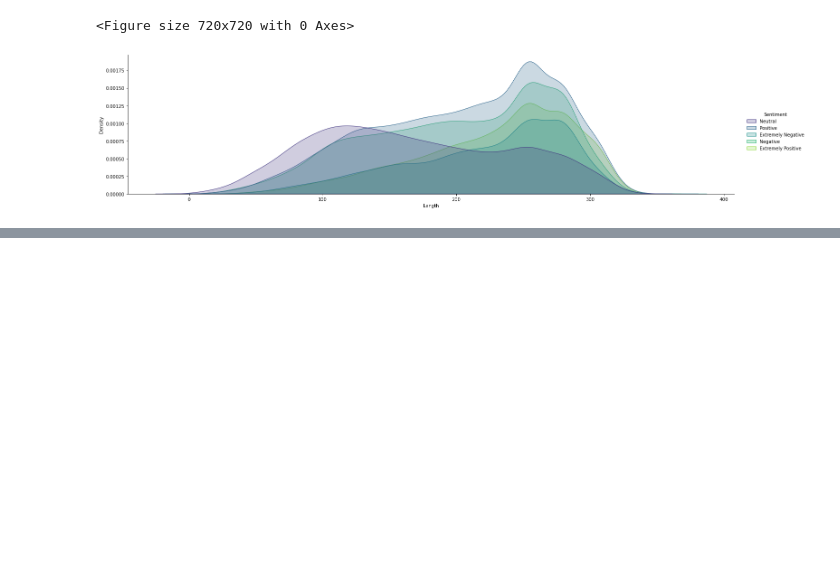
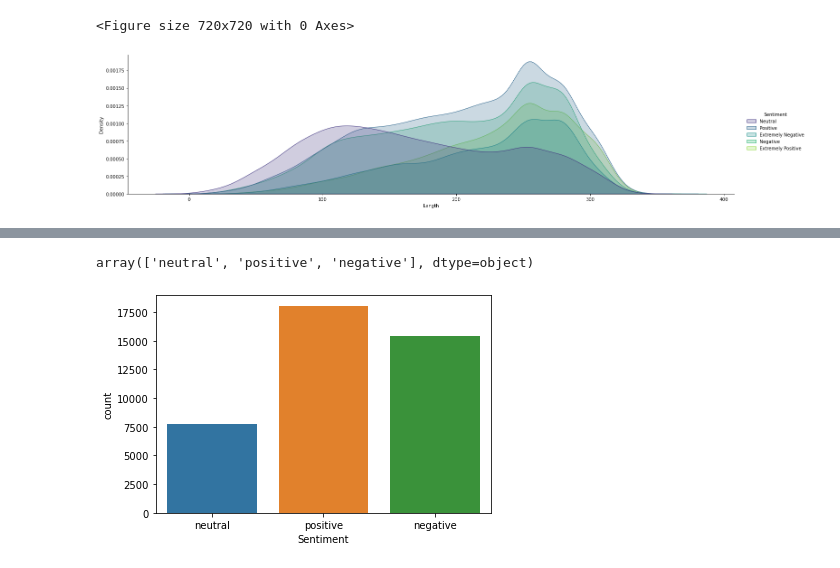
Before and after one commit to ahmad1jalal/Covid-Tweets-Classification, a Jupyter notebook: Covid-Tweets.ipynb, the cells around one changed output, grey strips where cells are left out. Cells and saved outputs as stored; diff of their text form; code cells hidden in the pictures; blank space fills up the shorter version.

```diff
--- a/Covid-Tweets.ipynb
+++ b/Covid-Tweets.ipynb
@@ -159,0 +292,27 @@ tweet_per_day
+# %%
+# change the sentiment type
+
+def change_sen(sentiment):
+    if sentiment == "Positive":
+        return "positive"
+    elif sentiment == "Extremely Positive":
+        return "positive"
+    elif sentiment == "Negative":
+        return "negative"
+    elif sentiment == "Extremely Negative":
+        return "negative"
+    else:
+        return "neutral"
+# %%
+train_df["Sentiment"] = train_df["Sentiment"].apply(change_sen)
+test_df["Sentiment"] = test_df["Sentiment"].apply(change_sen)
+
+# let's check the changes
+train_df["Sentiment"].unique()
+# %% [output]
+array(['neutral', 'positive', 'negative'], dtype=object)
+# %%
+# plot it
+sns.countplot(train_df["Sentiment"]);
+# %% [output]
+[figure, added]
```
Also changed, not shown: parts of 15 cells of this notebook.
